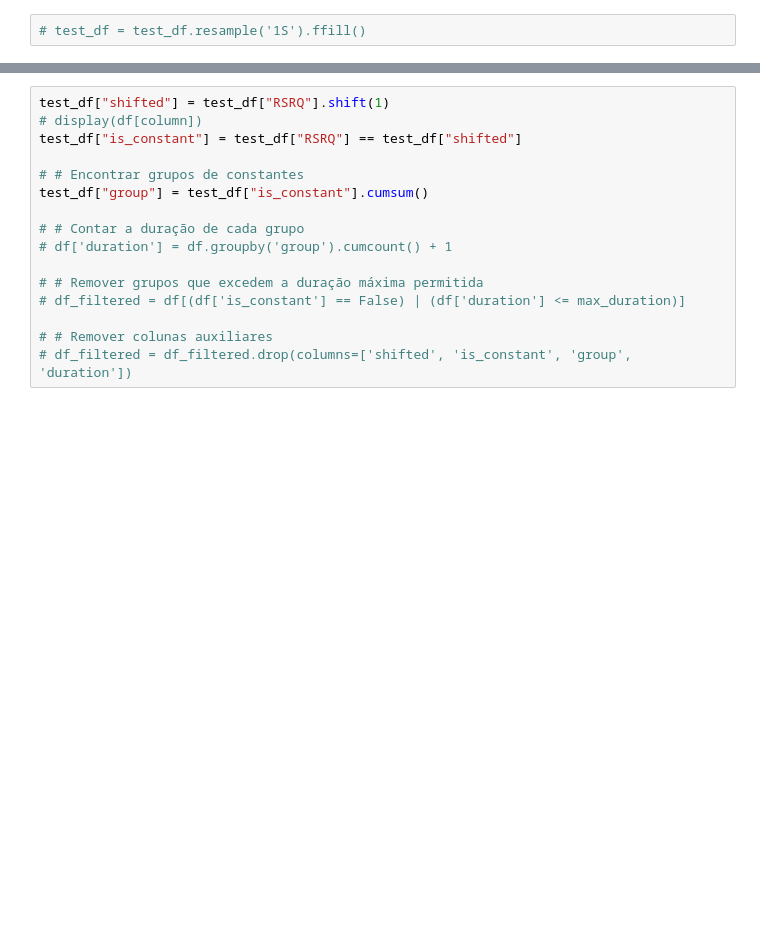
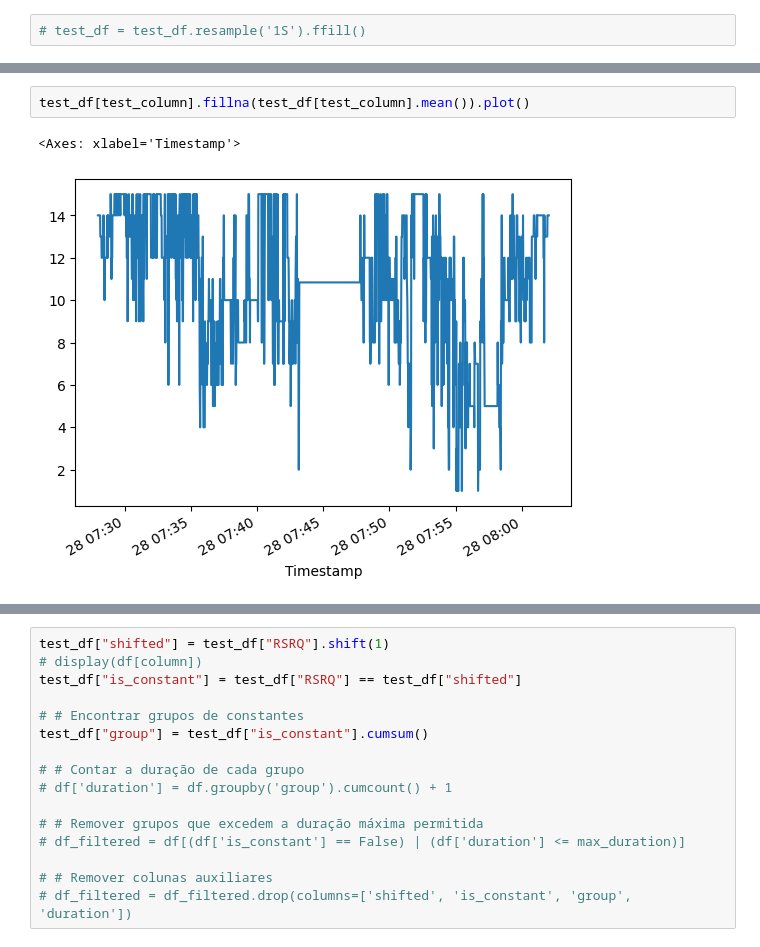
Before and after one commit to ejs94/5g-forecasting, a Jupyter notebook: notebooks/1_create_dataset.ipynb, the cells around one changed output, grey strips where cells are left out. Drawn from its saved outputs; the diff is of its cells as text; blank space fills up the shorter version.

```diff
--- a/notebooks/1_create_dataset.ipynb
+++ b/notebooks/1_create_dataset.ipynb
@@ -222,0 +260,5 @@ test_df["SNR"].bfill().plot()
+# %%
+test_df[test_column].fillna(test_df[test_column].mean()).plot()
+# %% [output]
+<Axes: xlabel='Timestamp'>
+[figure, added]
```
Also changed, not shown: parts of 15 cells of this notebook, 1 other file.
